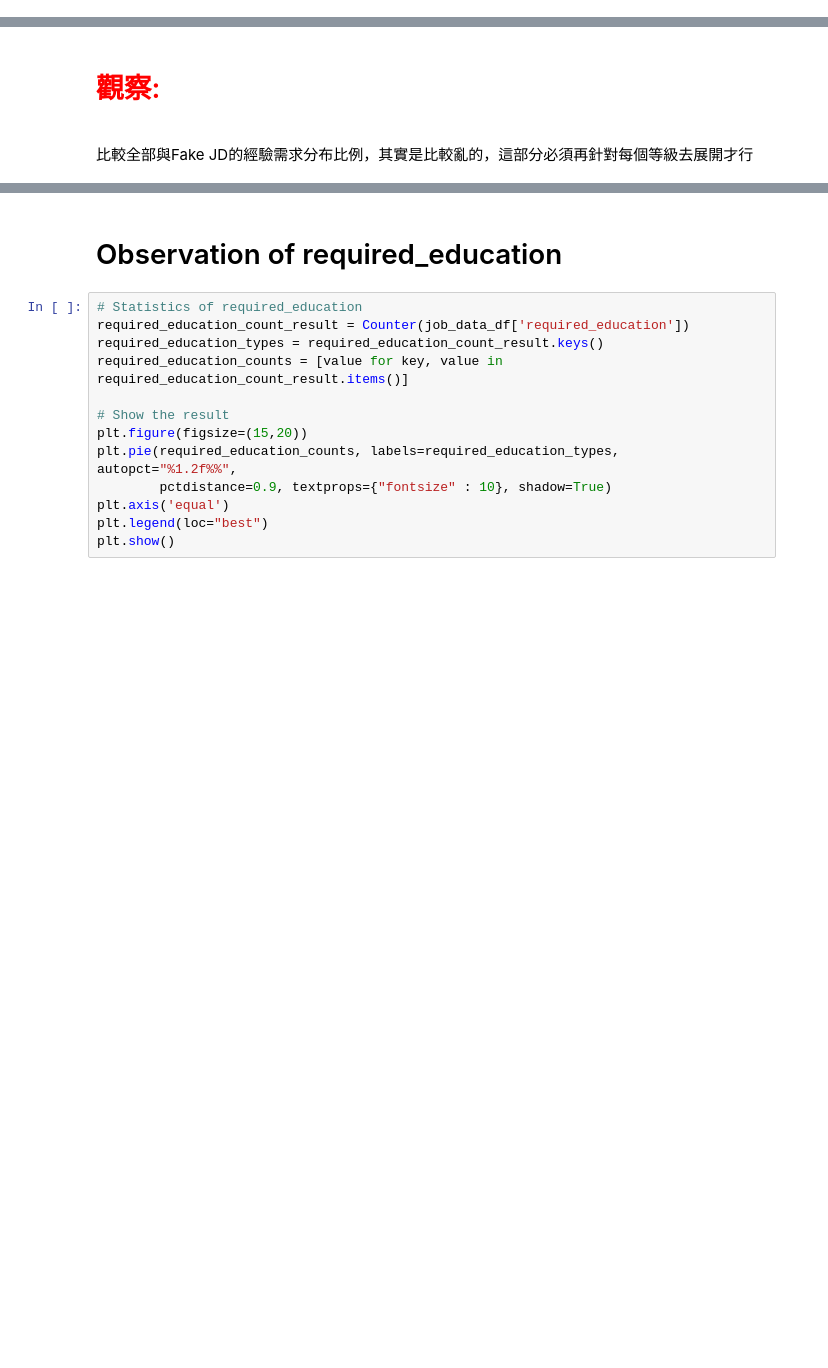
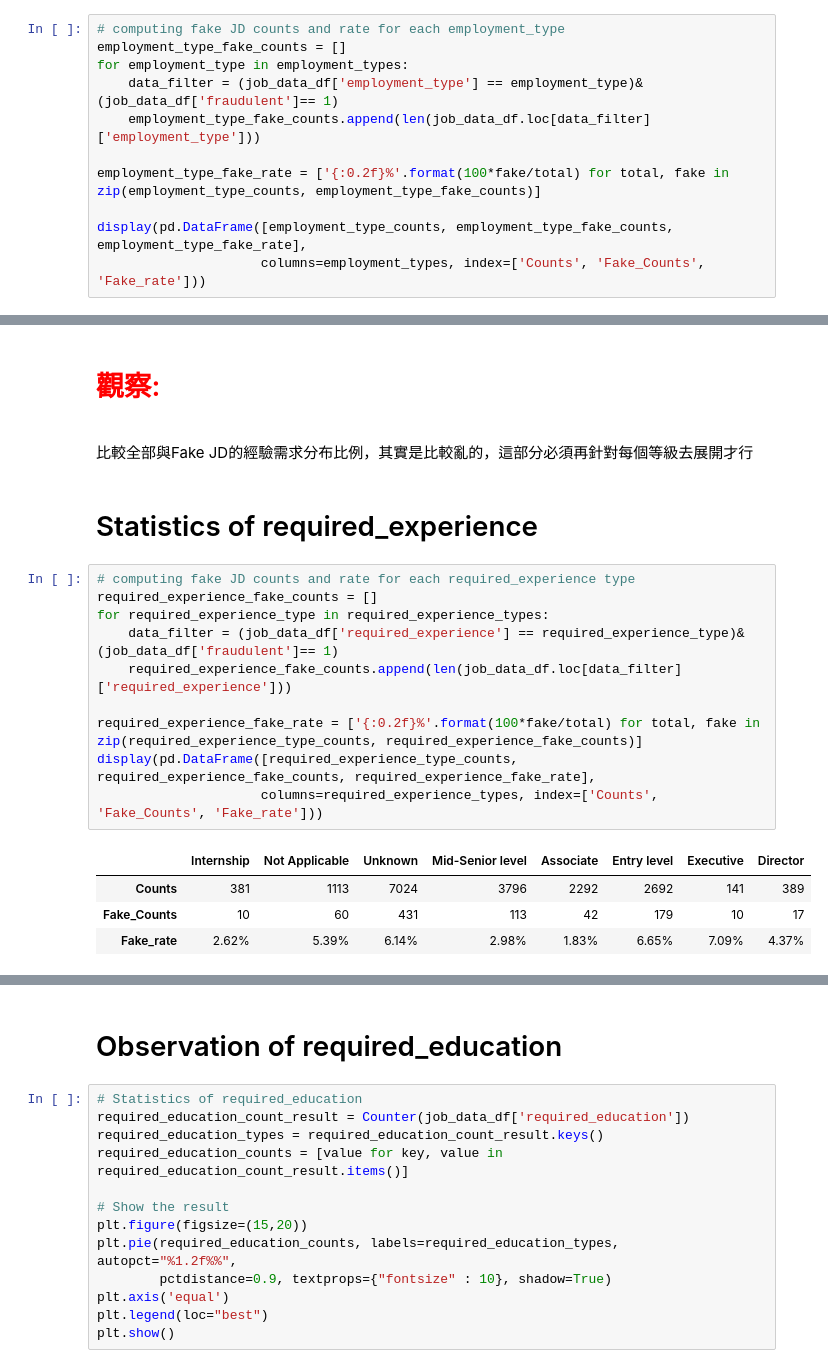
Before and after one commit to BillGuess/job_postings_analysis, a Jupyter notebook: job_postings_analysis.ipynb, the cells around one changed output, grey strips where cells are left out. Cells and saved outputs as stored; diff of their text form; blank space fills up the shorter version.

```diff
--- a/job_postings_analysis.ipynb
+++ b/job_postings_analysis.ipynb
@@ -422,0 +450,11 @@ plt.show()
+# %%
+# computing fake JD counts and rate for each employment_type
+employment_type_fake_counts = []
+for employment_type in employment_types:
+    data_filter = (job_data_df['employment_type'] == employment_type)&(job_data_df['fraudulent']== 1)
+    employment_type_fake_counts.append(len(job_data_df.loc[data_filter]['employment_type']))
+
+employment_type_fake_rate = ['{:0.2f}%'.format(100*fake/total) for total, fake in zip(employment_type_counts, employment_type_fake_counts)]
+
+display(pd.DataFrame([employment_type_counts, employment_type_fake_counts, employment_type_fake_rate],
+                     columns=employment_types, index=['Counts', 'Fake_Counts', 'Fake_rate']))
@@ -457,3 +503,20 @@ plt.show()
 # %% [markdown]
 <h1 style="color:red;">觀察:</h1><br>
 比較全部與Fake JD的經驗需求分布比例，其實是比較亂的，這部分必須再針對每個等級去展開才行<br>
+# %% [markdown]
+# Statistics of required_experience
+# %%
+# computing fake JD counts and rate for each required_experience type
+required_experience_fake_counts = []
+for required_experience_type in required_experience_types:
+    data_filter = (job_data_df['required_experience'] == required_experience_type)&(job_data_df['fraudulent']== 1)
+    required_experience_fake_counts.append(len(job_data_df.loc[data_filter]['required_experience']))
+
+required_experience_fake_rate = ['{:0.2f}%'.format(100*fake/total) for total, fake in zip(required_experience_type_counts, required_experience_fake_counts)]
+display(pd.DataFrame([required_experience_type_counts, required_experience_fake_counts, required_experience_fake_rate],
+                     columns=required_experience_types, index=['Counts', 'Fake_Counts', 'Fake_rate']))
+# %% [output]
+|  | Internship | Not Applicable | Unknown | Mid-Senior level | Associate | Entry level | Executive | Director |
+| Counts | 381 | 1113 | 7024 | 3796 | 2292 | 2692 | 141 | 389 |
+| Fake_Counts | 10 | 60 | 431 | 113 | 42 | 179 | 10 | 17 |
+| Fake_rate | 2.62% | 5.39% | 6.14% | 2.98% | 1.83% | 6.65% | 7.09% | 4.37% |
```
Also changed, not shown: parts of 16 cells of this notebook.
